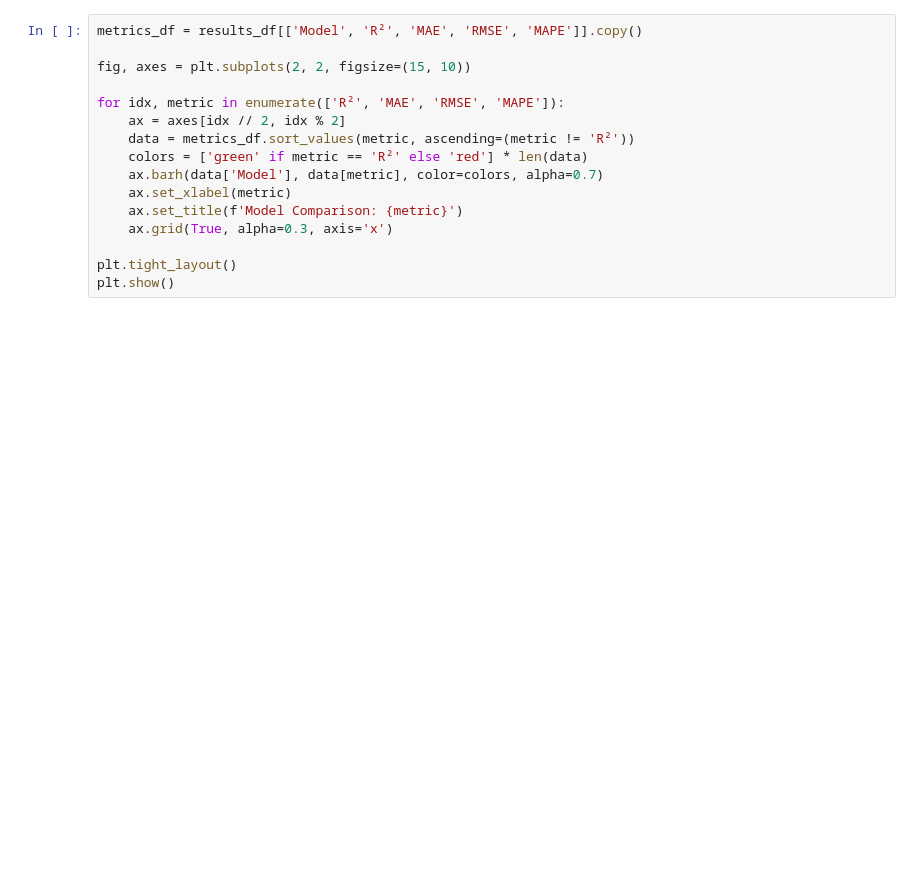
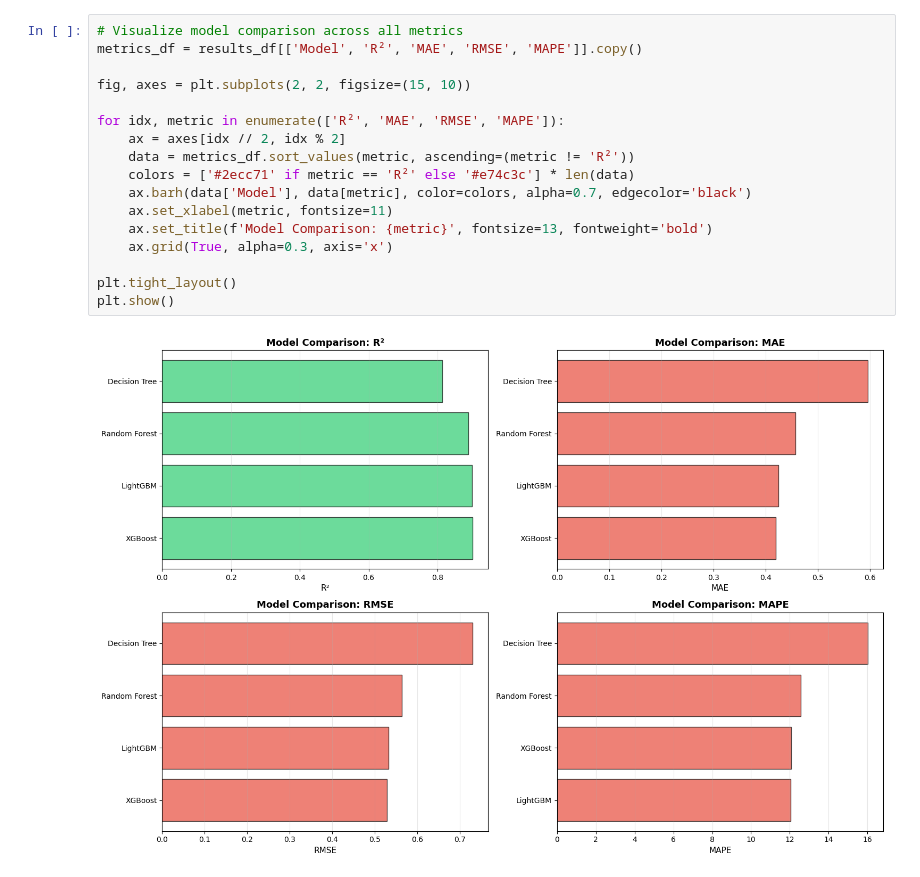
Before and after one commit to DPutra17/Final-Project-Machine-Learning, a Jupyter notebook: notebooks/Final_Model_XGBoost.ipynb, the cells around one changed output. Saved outputs shown, nothing was run; the diff lists cells and outputs as text; blank space fills up the shorter version.

```diff
--- a/notebooks/Final_Model_XGBoost.ipynb
+++ b/notebooks/Final_Model_XGBoost.ipynb
@@ -126,17 +236,20 @@ plt.show()
 # %%
+# Visualize model comparison across all metrics
 metrics_df = results_df[['Model', 'R²', 'MAE', 'RMSE', 'MAPE']].copy()
 
 fig, axes = plt.subplots(2, 2, figsize=(15, 10))
 
 for idx, metric in enumerate(['R²', 'MAE', 'RMSE', 'MAPE']):
     ax = axes[idx // 2, idx % 2]
     data = metrics_df.sort_values(metric, ascending=(metric != 'R²'))
-    colors = ['green' if metric == 'R²' else 'red'] * len(data)
-    ax.barh(data['Model'], data[metric], color=colors, alpha=0.7)
-    ax.set_xlabel(metric)
-    ax.set_title(f'Model Comparison: {metric}')
+    colors = ['#2ecc71' if metric == 'R²' else '#e74c3c'] * len(data)
+    ax.barh(data['Model'], data[metric], color=colors, alpha=0.7, edgecolor='black')
+    ax.set_xlabel(metric, fontsize=11)
+    ax.set_title(f'Model Comparison: {metric}', fontsize=13, fontweight='bold')
     ax.grid(True, alpha=0.3, axis='x')
 
 plt.tight_layout()
 plt.show()
+# %% [output]
+[figure, added]
 # %%
```
Also changed, not shown: parts of 18 cells of this notebook, 12 other files.
